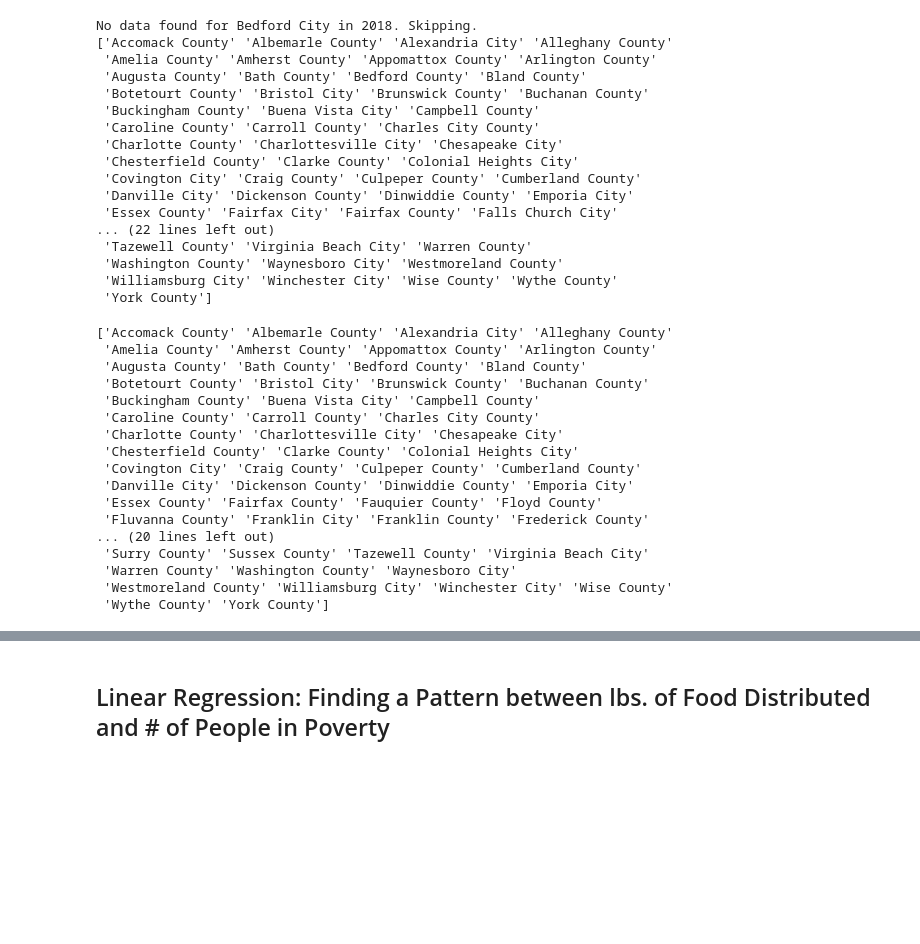
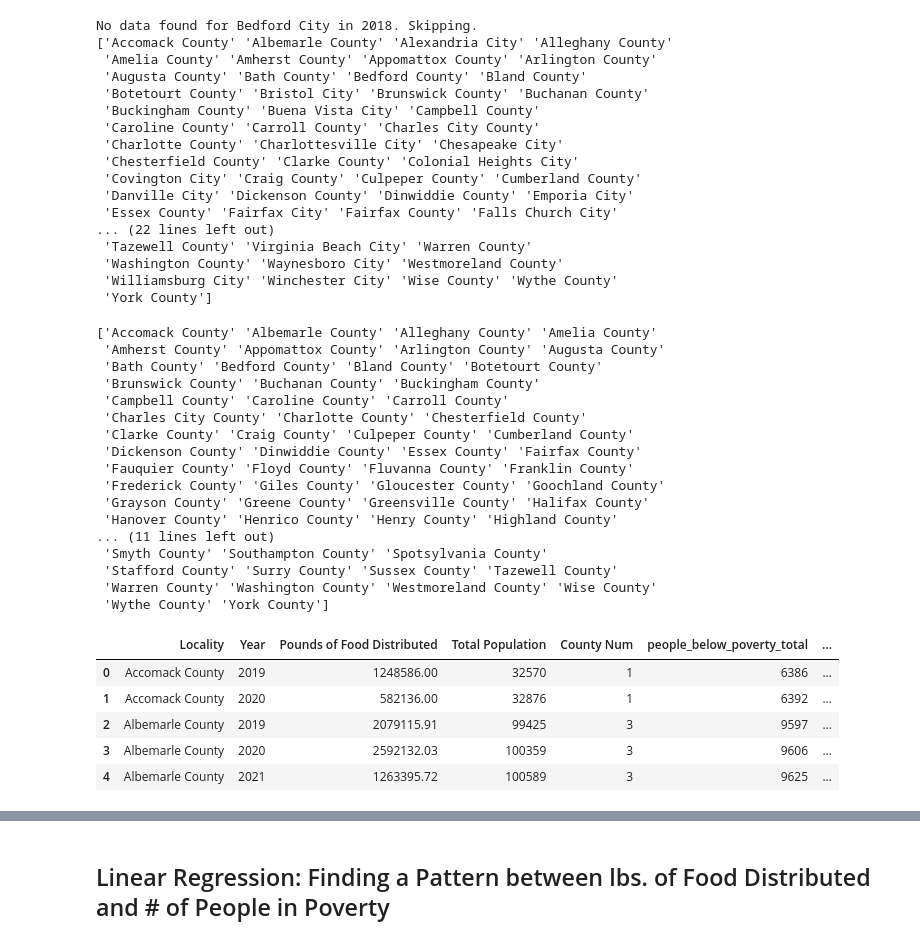
Before and after one commit to AWalnutTree/ML4VA, a Jupyter notebook: MLVA_Project.ipynb, the cells around one changed output, grey strips where cells are left out. Cells and saved outputs as stored; diff of their text form; code cells hidden in the pictures; blank space fills up the shorter version.

```diff
--- a/MLVA_Project.ipynb
+++ b/MLVA_Project.ipynb
@@ -181,26 +197,38 @@ No data found for Bedford City in 2018. Skipping.
 # %%
 poverty_selected = poverty[poverty['year'] >= 2019]
 poverty_selected = poverty_selected.rename(columns={'county': 'Locality', 'year': 'Year'})
+income = income.rename(columns={'Name':'Locality'})
 combined_data = pd.merge(VA_fb_yearly, poverty_selected, how='inner', on=['Year','Locality'])
+combined_data = pd.merge(combined_data, income, how='inner', on=['Year', 'Locality'])
+
 combined_data = combined_data.rename(columns={'B17020_001E': 'Total Population', 'county 1': 'County Num'})
 
 combined_data
 print(combined_data['Locality'].unique())
 # %% [output]
-['Accomack County' 'Albemarle County' 'Alexandria City' 'Alleghany County'
- 'Amelia County' 'Amherst County' 'Appomattox County' 'Arlington County'
- 'Augusta County' 'Bath County' 'Bedford County' 'Bland County'
- 'Botetourt County' 'Bristol City' 'Brunswick County' 'Buchanan County'
- 'Buckingham County' 'Buena Vista City' 'Campbell County'
- 'Caroline County' 'Carroll County' 'Charles City County'
- 'Charlotte County' 'Charlottesville City' 'Chesapeake City'
- 'Chesterfield County' 'Clarke County' 'Colonial Heights City'
- 'Covington City' 'Craig County' 'Culpeper County' 'Cumberland County'
- 'Danville City' 'Dickenson County' 'Dinwiddie County' 'Emporia City'
- 'Essex County' 'Fairfax County' 'Fauquier County' 'Floyd County'
- 'Fluvanna County' 'Franklin City' 'Franklin County' 'Frederick County'
-... (20 lines left out)
- 'Surry County' 'Sussex County' 'Tazewell County' 'Virginia Beach City'
- 'Warren County' 'Washington County' 'Waynesboro City'
- 'Westmoreland County' 'Williamsburg City' 'Winchester City' 'Wise County'
+['Accomack County' 'Albemarle County' 'Alleghany County' 'Amelia County'
+ 'Amherst County' 'Appomattox County' 'Arlington County' 'Augusta County'
+ 'Bath County' 'Bedford County' 'Bland County' 'Botetourt County'
+ 'Brunswick County' 'Buchanan County' 'Buckingham County'
+ 'Campbell County' 'Caroline County' 'Carroll County'
+ 'Charles City County' 'Charlotte County' 'Chesterfield County'
+ 'Clarke County' 'Craig County' 'Culpeper County' 'Cumberland County'
+ 'Dickenson County' 'Dinwiddie County' 'Essex County' 'Fairfax County'
+ 'Fauquier County' 'Floyd County' 'Fluvanna County' 'Franklin County'
+ 'Frederick County' 'Giles County' 'Gloucester County' 'Goochland County'
+ 'Grayson County' 'Greene County' 'Greensville County' 'Halifax County'
+ 'Hanover County' 'Henrico County' 'Henry County' 'Highland County'
+... (11 lines left out)
+ 'Smyth County' 'Southampton County' 'Spotsylvania County'
+ 'Stafford County' 'Surry County' 'Sussex County' 'Tazewell County'
+ 'Warren County' 'Washington County' 'Westmoreland County' 'Wise County'
  'Wythe County' 'York County']
+# %%
+combined_data.head(5)
+# %% [output]
+|  | Locality | Year | Pounds of Food Distributed | Total Population | County Num | people_below_poverty_total | ... |
+| 0 | Accomack County | 2019 | 1248586.00 | 32570 | 1 | 6386 | ... |
+| 1 | Accomack County | 2020 | 582136.00 | 32876 | 1 | 6392 | ... |
+| 2 | Albemarle County | 2019 | 2079115.91 | 99425 | 3 | 9597 | ... |
+| 3 | Albemarle County | 2020 | 2592132.03 | 100359 | 3 | 9606 | ... |
+| 4 | Albemarle County | 2021 | 1263395.72 | 100589 | 3 | 9625 | ... |
```
Also changed, not shown: parts of 4 cells of this notebook, 3 other files.
